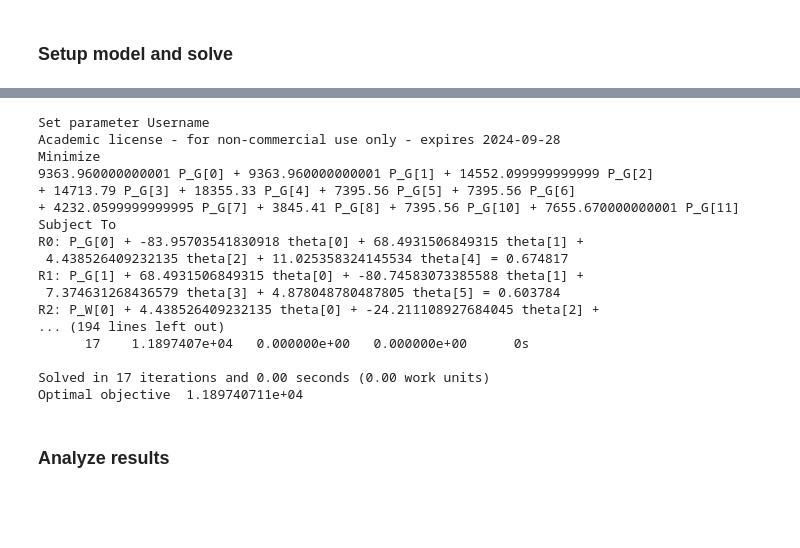
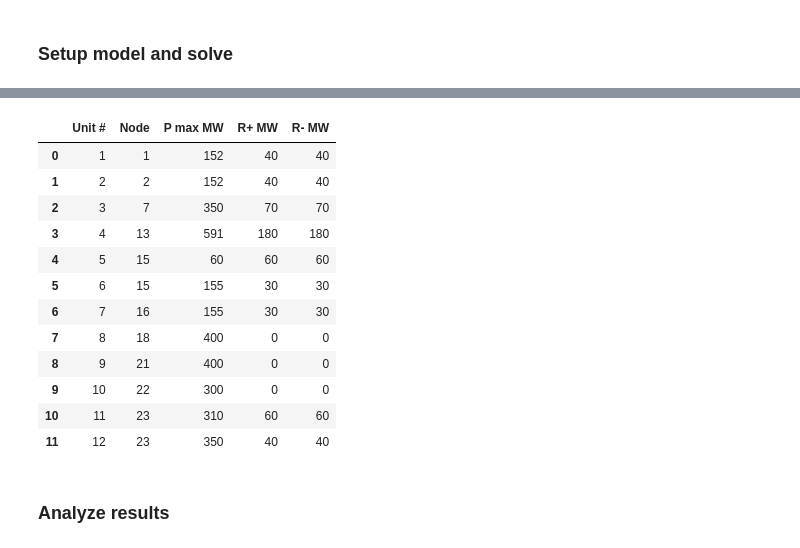
Before and after one commit to SorenBlattBendtsen/46750, a Jupyter notebook: Assignment 2/task_1.ipynb, the cells around one changed output, grey strips where cells are left out. Cells and saved outputs as stored; diff of their text form; code cells hidden in the pictures; blank space fills up the shorter version.

```diff
--- a/Assignment 2/task_1.ipynb
+++ b/Assignment 2/task_1.ipynb
@@ -94,59 +119,0 @@ array([0.6748173 , 0.6037839 , 1.11877605, 0.4617171 , 0.44395875,
-# %%
-direction = gb.GRB.MINIMIZE #Min / Max
-
-# Create a Gurobi model
-m = gb.Model()
-
-# Add variables
-p_G = m.addVars(len(gen_data.index), lb=0, ub=gb.GRB.INFINITY, name="P_G") #Note: This is in per unit
-p_W = m.addVars(len(wind_data.columns), lb=0, ub=gb.GRB.INFINITY, name="P_W") #Note: This is in per unit - wind farms can be curtailed
-theta = m.addVars(n_bus, lb=-gb.GRB.INFINITY, ub=gb.GRB.INFINITY, name="theta")
-
-# Set objective function
-obj = gb.quicksum(gen_costs['C (DKK/MWh)'][k] * p_G[k] * S_base_3ph for k in range(len(p_G))) #converted back to MW since the prices are per MWh and the power is per-unitized
-m.setObjective(obj, direction)
-
-
-#Setting up balance equation for each node n using the gens_map and wf_map dictionaries
-for n in range(n_bus):
-    m.addConstr(gb.quicksum(p_G[g] for g in gens_map.get(n)) + gb.quicksum(p_W[w] for w in wf_map.get(n)) - load[n] == theta[n] * branch_matrix[n,n] + gb.quicksum(theta[k] * branch_matrix[n,k] for k in range(n_bus) if k != n))
-
-#Managing line capacities - remembering that the "to" and "from" are not zero-indexed in the data
-for n in range(n_bus):
-    for k in range(n, n_bus): #Avoid duplicates by starting the indexing of k at i
-        if (n != k) and (branch_matrix[n,k] != 0):
-            m.addConstr((theta[n] - theta[k]) * branch_matrix[n,k] <= (line_data.loc[(line_data['From'] == n + 1) & (line_data['To'] == k + 1), 'Capacity pu'].sum()))
-            m.addConstr((theta[n] - theta[k]) * branch_matrix[n,k] >= -1 * (line_data.loc[(line_data['From'] == n + 1) & (line_data['To'] == k + 1), 'Capacity pu'].sum()))
-
-m.addConstrs(p_G[g] <= (gen_data['P max MW'].iloc[g] / S_base_3ph) for g in range(len(gen_data)))
-m.addConstrs(p_G[g] >= 0 for g in range(len(gen_data))) #P_min from the system should be disregarded to avoid having a mixed integer program
-m.addConstrs(p_W[w] <= wind_data.iloc[t, w] / S_base_3ph for w in range(len(wind_data.columns))) #Maximum wind power is the per-unitized output of the non-curtailed wind farm in the hour t
-m.addConstrs(p_W[w] >= 0 for w in range(len(wind_data.columns))) #Wind farms can be curtailed
-m.addConstr(theta[0] == 0)
-
-m.update()
-m.display()
-
-m.optimize()
-
-#Fix the values of the binary variables from the optimal solution and run again as a continuous LP to get dual values of the solution
-# fixed = m.fixed()
-# fixed.optimize()
-# %% [output]
-Set parameter Username
-Academic license - for non-commercial use only - expires 2024-09-28
-Minimize
-9363.960000000001 P_G[0] + 9363.960000000001 P_G[1] + 14552.099999999999 P_G[2]
-+ 14713.79 P_G[3] + 18355.33 P_G[4] + 7395.56 P_G[5] + 7395.56 P_G[6]
-+ 4232.0599999999995 P_G[7] + 3845.41 P_G[8] + 7395.56 P_G[10] + 7655.670000000001 P_G[11]
-Subject To
-R0: P_G[0] + -83.95703541830918 theta[0] + 68.4931506849315 theta[1] +
- 4.438526409232135 theta[2] + 11.025358324145534 theta[4] = 0.674817
-R1: P_G[1] + 68.4931506849315 theta[0] + -80.74583073385588 theta[1] +
- 7.374631268436579 theta[3] + 4.878048780487805 theta[5] = 0.603784
-R2: P_W[0] + 4.438526409232135 theta[0] + -24.211108927684045 theta[2] +
-... (194 lines left out)
-      17    1.1897407e+04   0.000000e+00   0.000000e+00      0s
-
-Solved in 17 iterations and 0.00 seconds (0.00 work units)
-Optimal objective  1.189740711e+04
@@ -152,0 +128,16 @@ Optimal objective  1.189740711e+04
+# %%
+gen_data
+# %% [output]
+|  | Unit # | Node | P max MW | R+ MW | R- MW |
+| 0 | 1 | 1 | 152 | 40 | 40 |
+| 1 | 2 | 2 | 152 | 40 | 40 |
+| 2 | 3 | 7 | 350 | 70 | 70 |
+| 3 | 4 | 13 | 591 | 180 | 180 |
+| 4 | 5 | 15 | 60 | 60 | 60 |
+| 5 | 6 | 15 | 155 | 30 | 30 |
+| 6 | 7 | 16 | 155 | 30 | 30 |
+| 7 | 8 | 18 | 400 | 0 | 0 |
+| 8 | 9 | 21 | 400 | 0 | 0 |
+| 9 | 10 | 22 | 300 | 0 | 0 |
+| 10 | 11 | 23 | 310 | 60 | 60 |
+| 11 | 12 | 23 | 350 | 40 | 40 |
```
Also changed, not shown: parts of 25 cells of this notebook, 4 other files.
